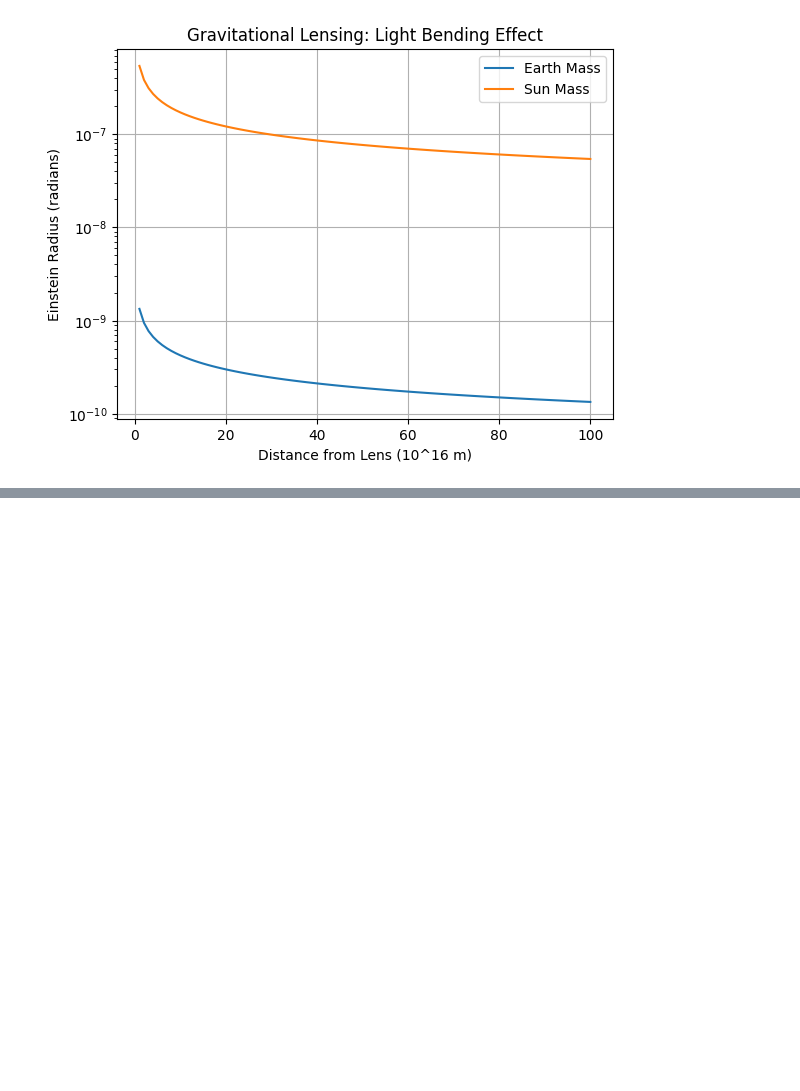
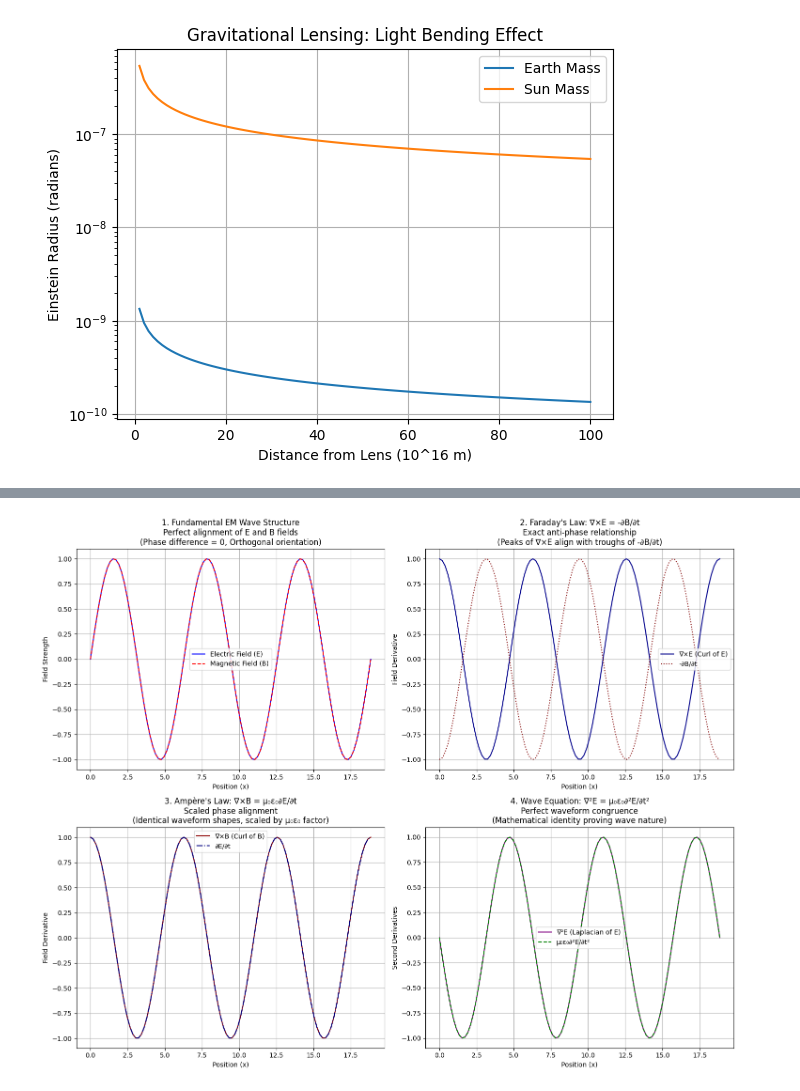
Before and after one commit to ccomkhj/ScienceNote, a Jupyter notebook: physics_relative_theory.ipynb, the cells around one changed output, grey strips where cells are left out. Saved outputs shown, nothing was run; the diff lists cells and outputs as text; code cells hidden in the pictures; blank space fills up the shorter version.

```diff
--- a/physics_relative_theory.ipynb
+++ b/physics_relative_theory.ipynb
@@ -262,0 +247,86 @@ plt.show()
+# %%
+import matplotlib.pyplot as plt
+import numpy as np
+
+# Define parameters
+x = np.linspace(0, 3 * 2 * np.pi, 100)  # Spatial dimension (3 wavelengths)
+t = np.linspace(0, 2 * np.pi, 100)  # Time dimension
+X, T = np.meshgrid(x, t)  # Grid for spacetime visualization
+
+# Electromagnetic wave components (plane wave solution)
+E = np.sin(X - T)  # Electric field: E(x,t) = sin(x - ct) (c=1 in normalized units)
+B = np.sin(X - T)  # Magnetic field: B(x,t) = sin(x - ct)
+
+# Curl and time derivative terms (from Maxwell's equations)
+curl_E = np.cos(X - T)  # ∇×E = -∂B/∂t (Faraday's Law)
+dB_dt = -np.cos(X - T)  # -∂B/∂t
+curl_B = np.cos(X - T)  # ∇×B = μ₀ε₀ ∂E/∂t (Ampère's Law)
+dE_dt = np.cos(X - T)  # ∂E/∂t
+
+# Wave equation terms (∇²E vs μ₀ε₀ ∂²E/∂t²)
+laplacian_E = -np.sin(X - T)  # ∇²E
+d2E_dt2 = -np.sin(X - T)  # ∂²E/∂t²
+
+# Create figure with subplots
+plt.figure(figsize=(15, 12))
+
+# ----------------------------
+# Subplot 1: Basic EM Wave
+# ----------------------------
+plt.subplot(2, 2, 1)
+plt.plot(x, E[0, :], label="Electric Field (E)", color="blue")
+plt.plot(x, B[0, :], label="Magnetic Field (B)", color="red", linestyle="--")
+plt.title(
+    "1. Fundamental EM Wave Structure\nPerfect alignment of E and B fields\n(Phase difference = 0, Orthogonal orientation)"
+)
+plt.xlabel("Position (x)")
+plt.ylabel("Field Strength")
+plt.legend()
+plt.grid()
+
+# ----------------------------
+# Subplot 2: Faraday's Law Validation
+# ----------------------------
+plt.subplot(2, 2, 2)
+plt.plot(x, curl_E[0, :], label="∇×E (Curl of E)", color="darkblue")
+plt.plot(x, dB_dt[0, :], label="-∂B/∂t", color="maroon", linestyle=":")
+plt.title(
+    "2. Faraday's Law: ∇×E = -∂B/∂t\nExact anti-phase relationship\n(Peaks of ∇×E align with troughs of -∂B/∂t)"
+)
+plt.xlabel("Position (x)")
+plt.ylabel("Field Derivative")
+plt.legend()
+plt.grid()
+
+# ----------------------------
+# Subplot 3: Ampère's Law Validation
+# ----------------------------
+plt.subplot(2, 2, 3)
+plt.plot(x, curl_B[0, :], label="∇×B (Curl of B)", color="darkred")
+plt.plot(x, dE_dt[0, :], label="∂E/∂t", color="navy", linestyle="-.")
+plt.title(
+    "3. Ampère's Law: ∇×B = μ₀ε₀∂E/∂t\nScaled phase alignment\n(Identical waveform shapes, scaled by μ₀ε₀ factor)"
+)
+plt.xlabel("Position (x)")
+plt.ylabel("Field Derivative")
+plt.legend()
+plt.grid()
+
+# ----------------------------
+# Subplot 4: Wave Equation Validation
+# ----------------------------
+plt.subplot(2, 2, 4)
+plt.plot(x, laplacian_E[0, :], label="∇²E (Laplacian of E)", color="purple")
+plt.plot(x, d2E_dt2[0, :], label="μ₀ε₀∂²E/∂t²", color="green", linestyle="--")
+plt.title(
+    "4. Wave Equation: ∇²E = μ₀ε₀∂²E/∂t²\nPerfect waveform congruence\n(Mathematical identity proving wave nature)"
+)
+plt.xlabel("Position (x)")
+plt.ylabel("Second Derivatives")
+plt.legend()
+plt.grid()
+
+plt.tight_layout()
+plt.show()
+# %% [output]
+[figure, added]
```
Also changed, not shown: parts of 2 cells of this notebook, 3 other files.
